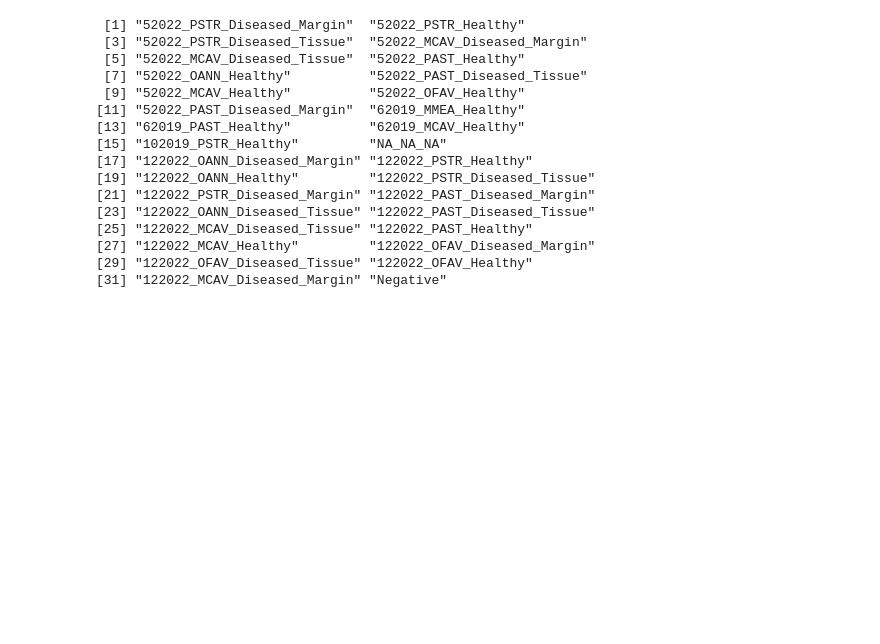
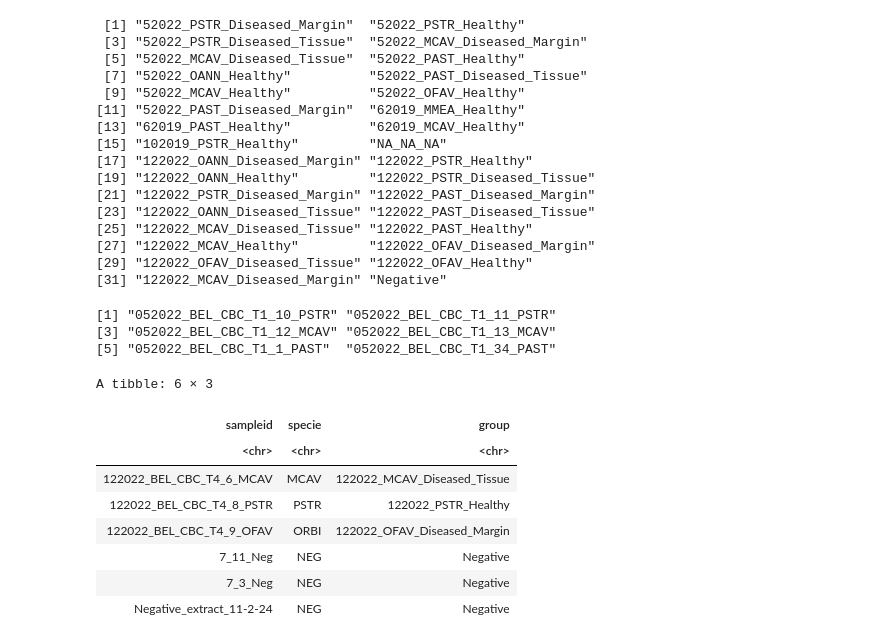
Before and after one commit to brookewicz/CBC_metagenomics, a Jupyter notebook: all_sctld/read_counts.ipynb, the cells around one changed output. Cells and saved outputs as stored; diff of their text form; code cells hidden in the pictures; blank space fills up the shorter version.

Commit message:
add groups and specie to filtered sample list

```diff
--- a/all_sctld/read_counts.ipynb
+++ b/all_sctld/read_counts.ipynb
@@ -331,8 +343,10 @@ reads_combined<-reads_combined %>%
 # add metadata for negatives
     mutate(group = if_else(grepl("Neg",sampleid), "Negative", paste0(Month_year, "_", Species, "_", Health_status))) %>%
 # and combine orbis
-    mutate(Species = case_when(grepl("Neg",sampleid) ~"Negative"
-                               Species , Species))
+    mutate(Species = case_when(grepl("Neg",sampleid) ~"NEG",
+                               Species == "OFAV" ~ "ORBI",
+                               Species == "OANN" ~ "ORBI",
+                               TRUE ~ Species))
 # %%
 # investigate NAs
 reads_combined %>%
@@ -371,4 +385,24 @@ unique(reads_combined$group)
 [31] "122022_MCAV_Diseased_Margin" "Negative"
 # %%
 reads_combined<-reads_combined %>% filter(sampleid %in% filtered_samples) %>% select (-Sampling_notes)
+# %%
+# add group and spp to filtered sample list
+head(filtered_samples)
+filtered_sample_group<-reads_combined %>%
+    select(sampleid,Species,group) %>%
+    rename(specie = Species)
+tail(filtered_sample_group)
+# %% [output]
+[1] "052022_BEL_CBC_T1_10_PSTR" "052022_BEL_CBC_T1_11_PSTR"
+[3] "052022_BEL_CBC_T1_12_MCAV" "052022_BEL_CBC_T1_13_MCAV"
+[5] "052022_BEL_CBC_T1_1_PAST"  "052022_BEL_CBC_T1_34_PAST"
+A tibble: 6 × 3
+| sampleid | specie | group |
+| <chr> | <chr> | <chr> |
+| 122022_BEL_CBC_T4_6_MCAV | MCAV | 122022_MCAV_Diseased_Tissue |
+| 122022_BEL_CBC_T4_8_PSTR | PSTR | 122022_PSTR_Healthy |
+| 122022_BEL_CBC_T4_9_OFAV | ORBI | 122022_OFAV_Diseased_Margin |
+| 7_11_Neg | NEG | Negative |
+| 7_3_Neg | NEG | Negative |
+| Negative_extract_11-2-24 | NEG | Negative |
 # %%
```
Also changed, not shown: parts of 2 cells of this notebook.
